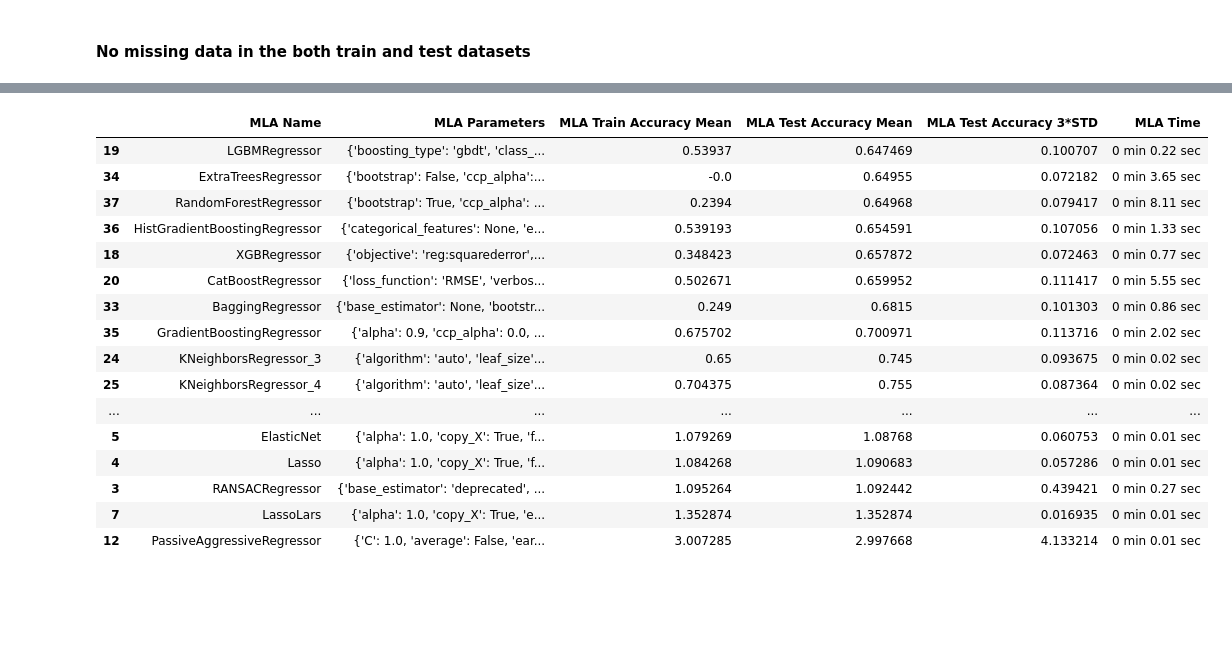
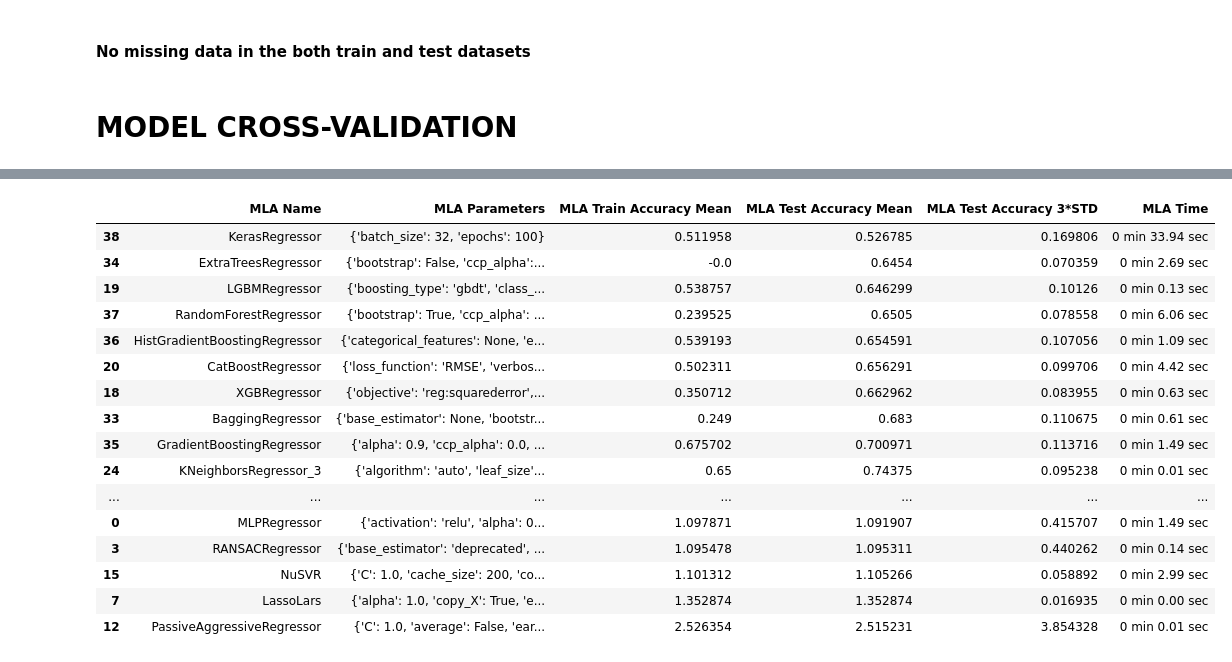
Before and after one commit to hardboyvino/kaggle_competition, a Jupyter notebook: playground_3.25/preprocess.ipynb, the cells around one changed output, grey strips where cells are left out. Drawn from its saved outputs; the diff is of its cells as text; code cells hidden in the pictures; blank space fills up the shorter version.

```diff
--- a/playground_3.25/preprocess.ipynb
+++ b/playground_3.25/preprocess.ipynb
@@ -136,3 +183,5 @@ df_capped.describe([0.01, 0.99]).T
 | Hardness | 10407.0 | 4.647126 | 1.680525 | 1.000000 | 1.500000 | 5.500000 | 8.288000 | 10.000000 |
 # %% [markdown]
 #### No missing data in the both train and test datasets
+# %% [markdown]
+# MODEL CROSS-VALIDATION
@@ -139,3 +208,35 @@ df_capped.describe([0.01, 0.99]).T
+# %%
+from sklearn.base import BaseEstimator, RegressorMixin
+
+early_stopping = tf.keras.callbacks.EarlyStopping(monitor='val_loss', patience=30, restore_best_weights=True, mode='min')
+reduce_LR = tf.keras.callbacks.ReduceLROnPlateau(monitor='val_loss', patience=5, min_lr=0.00001,factor=0.8)
+
+class KerasRegressor(BaseEstimator, RegressorMixin):
+    def __init__(self, epochs=100, batch_size=32):
+        self.epochs = epochs
+        self.batch_size = batch_size
+        self.model = self.build_model()
+
+    def build_model(self):
+        model = tf.keras.models.Sequential([
+            tf.keras.layers.InputLayer(input_shape=(len(num_var),)),
+            tf.keras.layers.BatchNormalization(),
+            tf.keras.layers.Dense(64, activation='relu'),
+            tf.keras.layers.Dense(128, activation='relu'),
+            tf.keras.layers.Dense(1)
+        ])
+        model.compile(optimizer=tf.keras.optimizers.Adam(0.013, beta_1=0.5),
+                    #   loss='mean_absolute_error',
+                    loss=loss_fn,
+                      metrics=[metric_fn])
+        return model
+
+    def fit(self, X, y):
+        self.model.fit(X, y, epochs=self.epochs, batch_size=self.batch_size, verbose=0, callbacks=[early_stopping,reduce_LR], validation_split=0.1)
+        return self
+
+    def predict(self, X):
+        return self.model.predict(X).ravel()
 # %%
 from sklearn.model_selection import cross_validate, KFold
 from sklearn.metrics import median_absolute_error, make_scorer
@@ -155,6 +256,8 @@ from lightgbm import LGBMRegressor
 from xgboost import XGBRegressor
 from catboost import CatBoostRegressor
 from sklearn import svm
+
+
 
 MLA = [
 	# Trial Models
@@ -208,6 +311,9 @@ MLA = [
 	GradientBoostingRegressor(random_state=5),
 	HistGradientBoostingRegressor(random_state=5),
 	RandomForestRegressor(random_state=5),
+
+	# NeuralNet
+	KerasRegressor(epochs=100, batch_size=32)
     ]
 
 
@@ -245,7 +351,7 @@ for alg in MLA:
 
 	"""score model with cross validation: http://scikit-learn.org/stable/modules/generated/sklearn.model_selection.cross_validate.html#sklearn.model_selection.cross_validate"""
 
-	cv_results = cross_validate(alg, df_capped[num_var], df_capped[TARGET], cv=cv_split, scoring=scoring, return_train_score=True)
+	cv_results = cross_validate(alg, train[num_var], train[TARGET], cv=cv_split, scoring=scoring, return_train_score=True)
 
 	# Calculate mean time in seconds
 	mean_fit_time = cv_results['fit_time'].mean()
@@ -261,7 +367,6 @@ for alg in MLA:
 	#if this is a non-bias random sample, then +/-3 standard deviations (std) from the mean, should statistically capture 99.7% of the subsets
 	MLA_compare.loc[row_index, 'MLA Test Accuracy 3*STD'] = cv_results['test_score'].std()*3   #let's know the worst that can happen!
 
-
 	# # #save MLA predictions - see section 6 for usage
 	# alg.fit(data1[data1_x_bin], data1[Target])
 	# MLA_predict[MLA_name] = alg.predict(data1[data1_x_bin])
@@ -294,20 +399,20 @@ Done with RandomForestRegressor
 |  | MLA Name | MLA Parameters | MLA Train Accuracy Mean | MLA Test Accuracy Mean | MLA Test Accuracy 3*STD | MLA Time |
-| 19 | LGBMRegressor | {'boosting_type': 'gbdt', 'class_... | 0.53937 | 0.647469 | 0.100707 | 0 min 0.22 sec |
-| 34 | ExtraTreesRegressor | {'bootstrap': False, 'ccp_alpha':... | -0.0 | 0.64955 | 0.072182 | 0 min 3.65 sec |
-| 37 | RandomForestRegressor | {'bootstrap': True, 'ccp_alpha': ... | 0.2394 | 0.64968 | 0.079417 | 0 min 8.11 sec |
-| 36 | HistGradientBoostingRegressor | {'categorical_features': None, 'e... | 0.539193 | 0.654591 | 0.107056 | 0 min 1.33 sec |
-| 18 | XGBRegressor | {'objective': 'reg:squarederror',... | 0.348423 | 0.657872 | 0.072463 | 0 min 0.77 sec |
-| 20 | CatBoostRegressor | {'loss_function': 'RMSE', 'verbos... | 0.502671 | 0.659952 | 0.111417 | 0 min 5.55 sec |
-| 33 | BaggingRegressor | {'base_estimator': None, 'bootstr... | 0.249 | 0.6815 | 0.101303 | 0 min 0.86 sec |
-| 35 | GradientBoostingRegressor | {'alpha': 0.9, 'ccp_alpha': 0.0, ... | 0.675702 | 0.700971 | 0.113716 | 0 min 2.02 sec |
-| 24 | KNeighborsRegressor_3 | {'algorithm': 'auto', 'leaf_size'... | 0.65 | 0.745 | 0.093675 | 0 min 0.02 sec |
-| 25 | KNeighborsRegressor_4 | {'algorithm': 'auto', 'leaf_size'... | 0.704375 | 0.755 | 0.087364 | 0 min 0.02 sec |
+| 38 | KerasRegressor | {'batch_size': 32, 'epochs': 100} | 0.511958 | 0.526785 | 0.169806 | 0 min 33.94 sec |
+| 34 | ExtraTreesRegressor | {'bootstrap': False, 'ccp_alpha':... | -0.0 | 0.6454 | 0.070359 | 0 min 2.69 sec |
+| 19 | LGBMRegressor | {'boosting_type': 'gbdt', 'class_... | 0.538757 | 0.646299 | 0.10126 | 0 min 0.13 sec |
+| 37 | RandomForestRegressor | {'bootstrap': True, 'ccp_alpha': ... | 0.239525 | 0.6505 | 0.078558 | 0 min 6.06 sec |
+| 36 | HistGradientBoostingRegressor | {'categorical_features': None, 'e... | 0.539193 | 0.654591 | 0.107056 | 0 min 1.09 sec |
+| 20 | CatBoostRegressor | {'loss_function': 'RMSE', 'verbos... | 0.502311 | 0.656291 | 0.099706 | 0 min 4.42 sec |
+| 18 | XGBRegressor | {'objective': 'reg:squarederror',... | 0.350712 | 0.662962 | 0.083955 | 0 min 0.63 sec |
+| 33 | BaggingRegressor | {'base_estimator': None, 'bootstr... | 0.249 | 0.683 | 0.110675 | 0 min 0.61 sec |
+| 35 | GradientBoostingRegressor | {'alpha': 0.9, 'ccp_alpha': 0.0, ... | 0.675702 | 0.700971 | 0.113716 | 0 min 1.49 sec |
+| 24 | KNeighborsRegressor_3 | {'algorithm': 'auto', 'leaf_size'... | 0.65 | 0.74375 | 0.095238 | 0 min 0.01 sec |
 | ... | ... | ... | ... | ... | ... | ... |
-| 5 | ElasticNet | {'alpha': 1.0, 'copy_X': True, 'f... | 1.079269 | 1.08768 | 0.060753 | 0 min 0.01 sec |
-| 4 | Lasso | {'alpha': 1.0, 'copy_X': True, 'f... | 1.084268 | 1.090683 | 0.057286 | 0 min 0.01 sec |
-| 3 | RANSACRegressor | {'base_estimator': 'deprecated', ... | 1.095264 | 1.092442 | 0.439421 | 0 min 0.27 sec |
-| 7 | LassoLars | {'alpha': 1.0, 'copy_X': True, 'e... | 1.352874 | 1.352874 | 0.016935 | 0 min 0.01 sec |
-| 12 | PassiveAggressiveRegressor | {'C': 1.0, 'average': False, 'ear... | 3.007285 | 2.997668 | 4.133214 | 0 min 0.01 sec |
+| 0 | MLPRegressor | {'activation': 'relu', 'alpha': 0... | 1.097871 | 1.091907 | 0.415707 | 0 min 1.49 sec |
+| 3 | RANSACRegressor | {'base_estimator': 'deprecated', ... | 1.095478 | 1.095311 | 0.440262 | 0 min 0.14 sec |
+| 15 | NuSVR | {'C': 1.0, 'cache_size': 200, 'co... | 1.101312 | 1.105266 | 0.058892 | 0 min 2.99 sec |
+| 7 | LassoLars | {'alpha': 1.0, 'copy_X': True, 'e... | 1.352874 | 1.352874 | 0.016935 | 0 min 0.00 sec |
+| 12 | PassiveAggressiveRegressor | {'C': 1.0, 'average': False, 'ear... | 2.526354 | 2.515231 | 3.854328 | 0 min 0.01 sec |
 # %%
 sns.barplot(x='MLA Test Accuracy Mean', y = 'MLA Name', data = MLA_compare, color = 'm')
 
```
Also changed, not shown: parts of 14 cells of this notebook, 1 other file.
